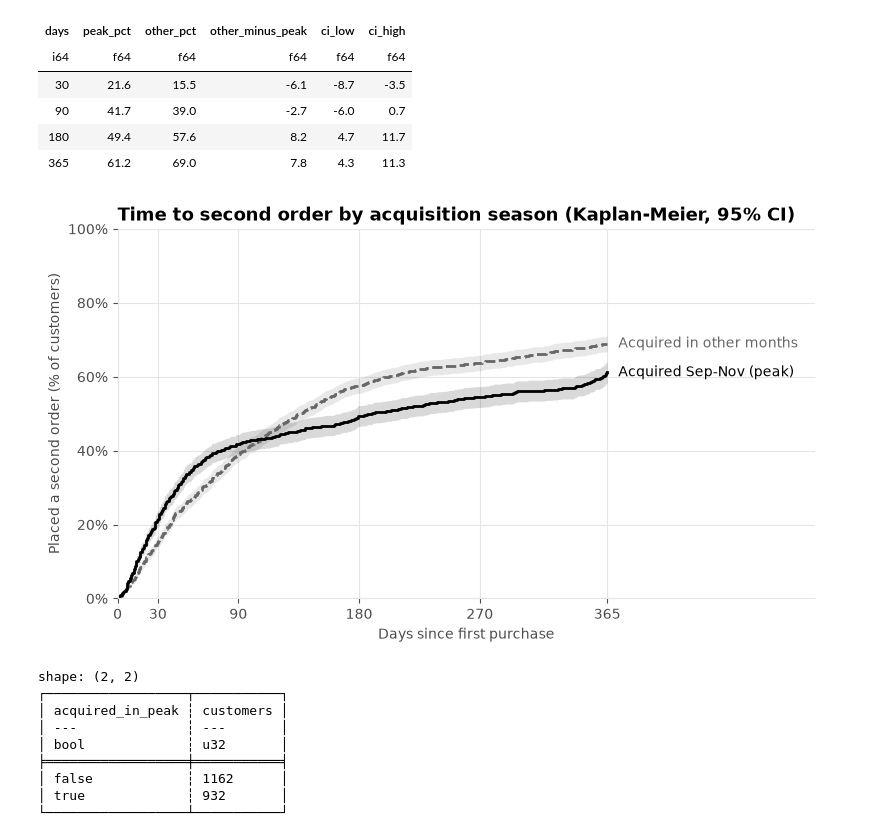
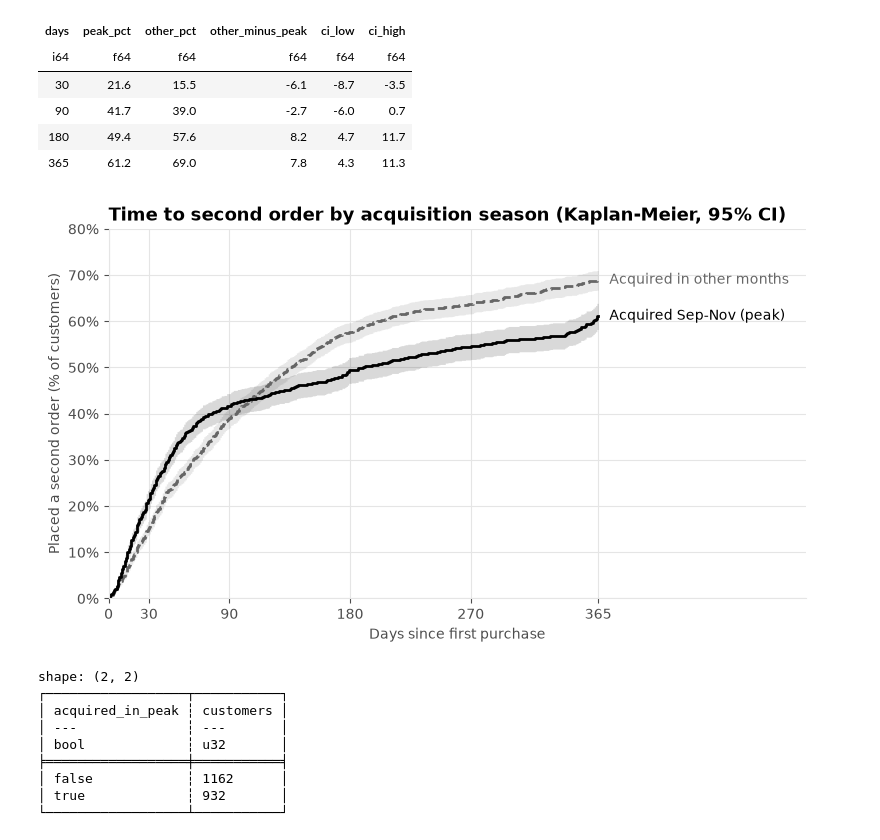
Before and after one commit to tomas20oriol-jpg/customer-segmentation-retention, a Jupyter notebook: notebooks/03_cohort_retention.ipynb, the cells around one changed output. Drawn from its saved outputs; the diff is of its cells as text; code cells hidden in the pictures.

```diff
--- a/notebooks/03_cohort_retention.ipynb
+++ b/notebooks/03_cohort_retention.ipynb
@@ -74,7 +74,7 @@ There are three caveats:
 - **Recent cohorts have been observed for fewer months** (right-censoring). Unobserved cells stay empty and are never counted as zero.
 # %%
 activity = cohort_activity(transactions, LAST_FULL_MONTH)
-retention = retention_table(activity)
+retention = retention_table(activity, LAST_FULL_MONTH)
 
 sizes = retention.filter(pl.col("months_since_first") == 0).select("cohort", "cohort_size")
 print(f"Existing customers (Dec 2009 cohort): {sizes.filter(pl.col('cohort') < FIRST_NEW_COHORT)['cohort_size'].sum():,}")
@@ -110,3 +110,16 @@ shape: (2, 5)
 | str | i64 | f64 | f64 | f64 |
 | "Jan-Mar 2010" | 1181 | 80.3 | 78.0 | 82.5 |
 | "Apr-Aug 2010" | 1162 | 69.7 | 67.1 | 72.3 |
+# %%
+# The same check without the season effect: customers acquired in the same calendar months of 2010 and 2011,
+# at 180 days (every group has had that long to come back)
+season_check = []
+for label, start, end in [("Jan-Mar 2010", date(2010, 1, 1), date(2010, 3, 31)),
+                          ("Jan-Mar 2011", date(2011, 1, 1), date(2011, 3, 31)),
+                          ("Apr-Aug 2010", date(2010, 4, 1), date(2010, 8, 31)),
+                          ("Apr-May 2011", date(2011, 4, 1), date(2011, 5, 31))]:
+    part = first_intervals.filter(pl.col("start").is_between(start, end))
+    p, se = km_at(SurvfuncRight(part["duration"].to_numpy(), part["event"].to_numpy()), 180)
+    season_check.append({"acquired": label, "customers": part.height, "second_order_within_180d_pct": round(p * 100, 1),
+                         "ci_low": round((p - 1.96 * se) * 100, 1), "ci_high": round((p + 1.96 * se) * 100, 1)})
+pl.DataFrame(season_check)
@@ -292,26 +353,26 @@ shape: (4, 6)
 # %%
 fig, ax = plt.subplots(figsize=(9, 4.8))
 grid = np.arange(0, 366)
 for peak, style in [(False, "--"), (True, "-")]:
     returned = np.array([km_at(fits[peak], d) for d in grid])
     color = INK if peak else NEUTRAL
     ax.step(grid, returned[:, 0] * 100, where="post", linestyle=style, color=color)
     ax.fill_between(grid, (returned[:, 0] - 1.96 * returned[:, 1]) * 100, (returned[:, 0] + 1.96 * returned[:, 1]) * 100,
                     step="post", color=color, alpha=0.15, linewidth=0)
     ax.annotate(GROUPS[peak], (365, returned[-1, 0] * 100), xytext=(8, 0), textcoords="offset points",
                 va="center", color=color)
 ax.set_xlim(0, 520)
 ax.set_xticks([0, 30, 90, 180, 270, 365])
-ax.set_ylim(0, 100)
+ax.set_ylim(0, 80)
 ax.yaxis.set_major_formatter(mtick.PercentFormatter(decimals=0))
 ax.set_xlabel("Days since first purchase")
 ax.set_ylabel("Placed a second order (% of customers)")
 ax.set_title("Time to second order by acquisition season (Kaplan-Meier, 95% CI)")
 ax.grid(axis="x")
 save_fig(fig, "03_second_order_by_season")
 plt.show()
 # %% [output]
-[figure, old version]
+[figure, new version]
 # %%
 # Sensitivity: 2010 acquisitions only, so both groups come from the same year
 same_year = new_customers.filter(pl.col("start") < date(2010, 12, 1))
```
Also changed, not shown: parts of 7 cells of this notebook, 20 other files.
